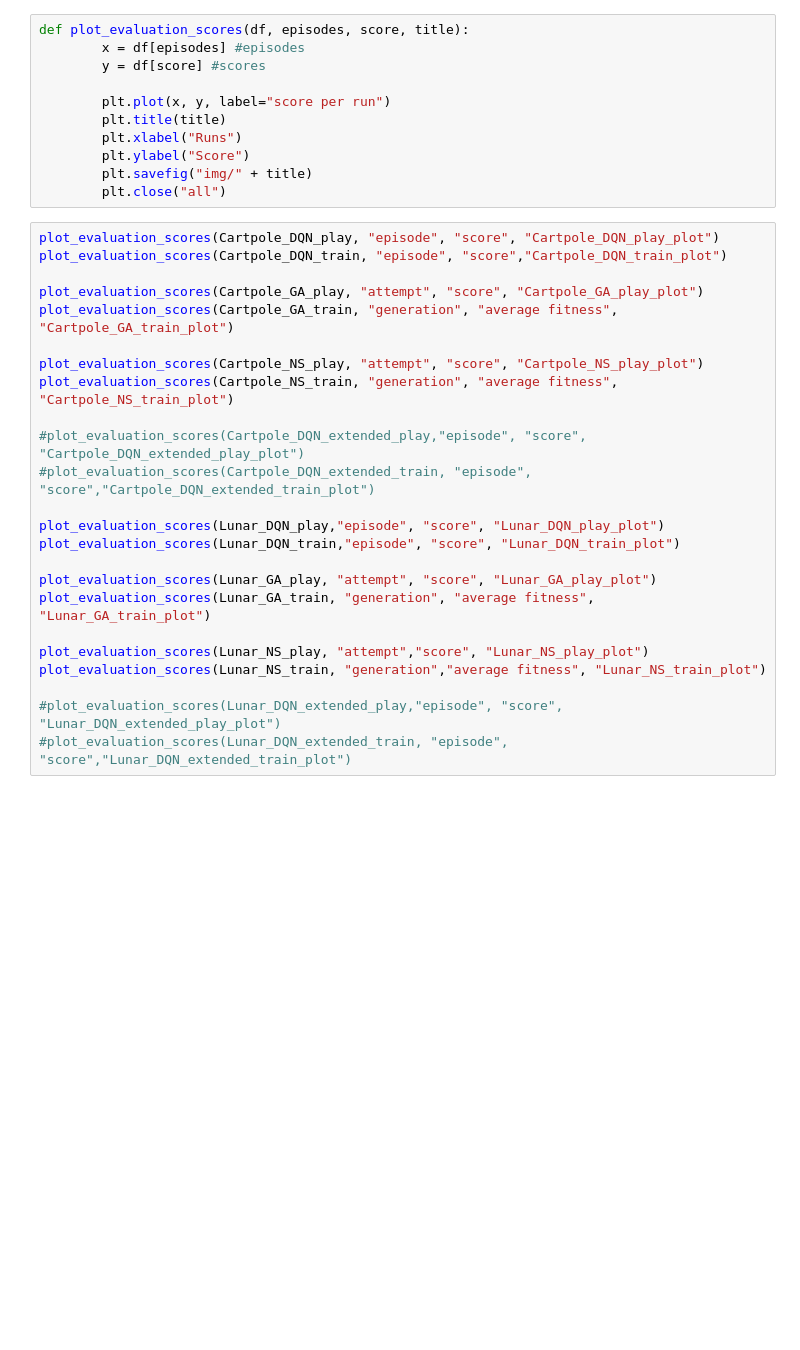
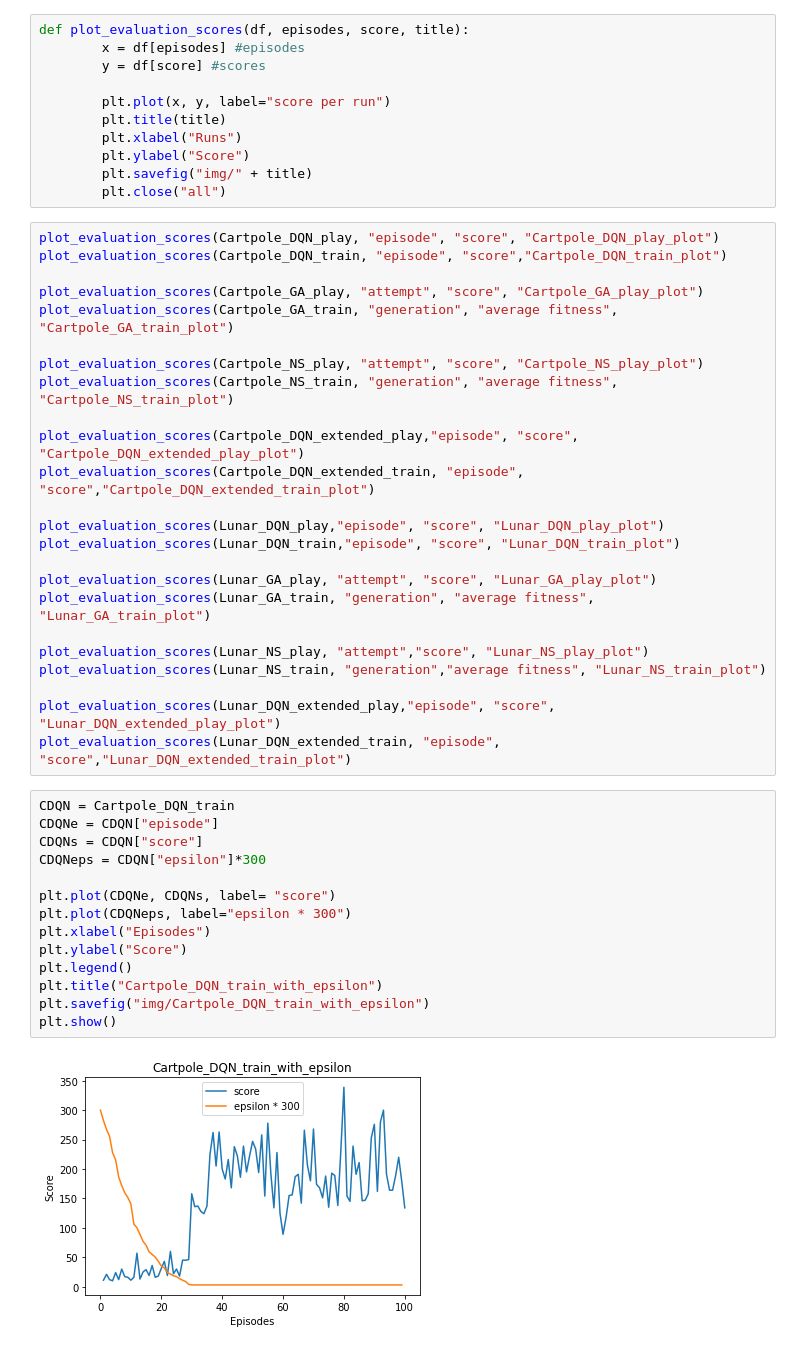
Before and after one commit to lisavangelderen/Capstone_repo, a Jupyter notebook: plot_evaluations.ipynb, the cells around one changed output. Cells and saved outputs as stored; diff of their text form; blank space fills up the shorter version.

```diff
--- a/plot_evaluations.ipynb
+++ b/plot_evaluations.ipynb
@@ -46,8 +46,8 @@ plot_evaluation_scores(Cartpole_GA_train, "generation", "average fitness", "Cart
 plot_evaluation_scores(Cartpole_NS_play, "attempt", "score", "Cartpole_NS_play_plot")
 plot_evaluation_scores(Cartpole_NS_train, "generation", "average fitness", "Cartpole_NS_train_plot")
 
-#plot_evaluation_scores(Cartpole_DQN_extended_play,"episode", "score", "Cartpole_DQN_extended_play_plot")
-#plot_evaluation_scores(Cartpole_DQN_extended_train, "episode", "score","Cartpole_DQN_extended_train_plot")
+plot_evaluation_scores(Cartpole_DQN_extended_play,"episode", "score", "Cartpole_DQN_extended_play_plot")
+plot_evaluation_scores(Cartpole_DQN_extended_train, "episode", "score","Cartpole_DQN_extended_train_plot")
 
 plot_evaluation_scores(Lunar_DQN_play,"episode", "score", "Lunar_DQN_play_plot")
 plot_evaluation_scores(Lunar_DQN_train,"episode", "score", "Lunar_DQN_train_plot")
@@ -58,5 +58,21 @@ plot_evaluation_scores(Lunar_GA_train, "generation", "average fitness", "Lunar_G
 plot_evaluation_scores(Lunar_NS_play, "attempt","score", "Lunar_NS_play_plot")
 plot_evaluation_scores(Lunar_NS_train, "generation","average fitness", "Lunar_NS_train_plot")
 
-#plot_evaluation_scores(Lunar_DQN_extended_play,"episode", "score", "Lunar_DQN_extended_play_plot")
-#plot_evaluation_scores(Lunar_DQN_extended_train, "episode", "score","Lunar_DQN_extended_train_plot")
+plot_evaluation_scores(Lunar_DQN_extended_play,"episode", "score", "Lunar_DQN_extended_play_plot")
+plot_evaluation_scores(Lunar_DQN_extended_train, "episode", "score","Lunar_DQN_extended_train_plot")
+# %%
+CDQN = Cartpole_DQN_train
+CDQNe = CDQN["episode"]
+CDQNs = CDQN["score"]
+CDQNeps = CDQN["epsilon"]*300
+
+plt.plot(CDQNe, CDQNs, label= "score")
+plt.plot(CDQNeps, label="epsilon * 300")
+plt.xlabel("Episodes")
+plt.ylabel("Score")
+plt.legend()
+plt.title("Cartpole_DQN_train_with_epsilon")
+plt.savefig("img/Cartpole_DQN_train_with_epsilon")
+plt.show()
+# %% [output]
+[figure, added]
```
Also changed, not shown: parts of 22 cells of this notebook, 26 other files.
